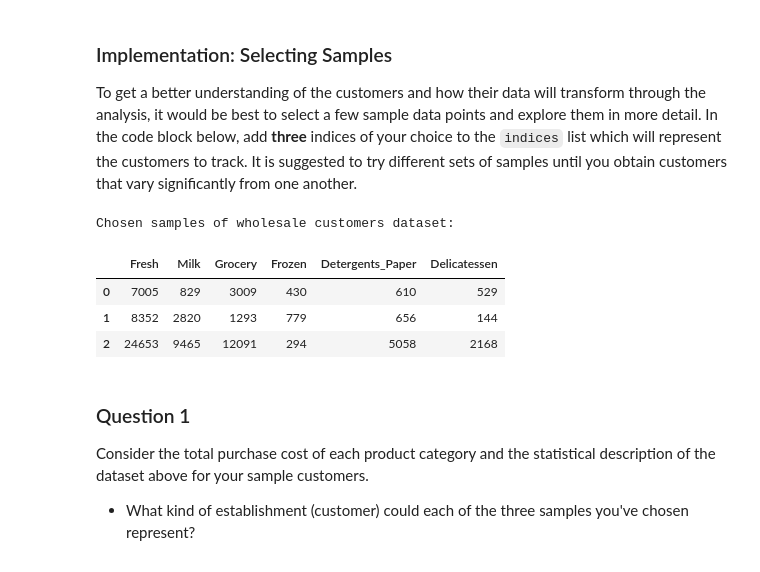
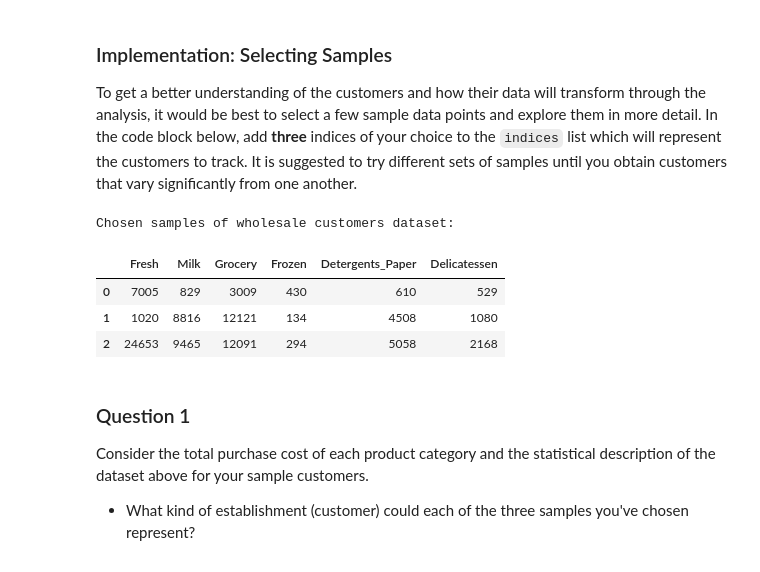
Before and after one commit to mkery/Verdant, a Jupyter notebook: notebooks_test/customer/customer_segments.ipynb, the cells around one changed output. Cells and saved outputs as stored; diff of their text form; code cells hidden in the pictures.

```diff
--- a/notebooks_test/customer/customer_segments.ipynb
+++ b/notebooks_test/customer/customer_segments.ipynb
@@ -60,17 +60,17 @@ display(data.describe())
 To get a better understanding of the customers and how their data will transform through the analysis, it would be best to select a few sample data points and explore them in more detail. In the code block below, add **three** indices of your choice to the `indices` list which will represent the customers to track. It is suggested to try different sets of samples until you obtain customers that vary significantly from one another.
 # %%
 # TODO: Select three indices of your choice you wish to sample from the dataset
-indices = [80, 69, 14]
+indices = [80, 16, 14]
 
 # Create a DataFrame of the chosen samples
 samples = pd.DataFrame(data.loc[indices], columns = data.keys()).reset_index(drop = True)
 print("Chosen samples of wholesale customers dataset:")
 display(samples)
 # %% [output]
 Chosen samples of wholesale customers dataset:
 |  | Fresh | Milk | Grocery | Frozen | Detergents_Paper | Delicatessen |
 | 0 | 7005 | 829 | 3009 | 430 | 610 | 529 |
-| 1 | 8352 | 2820 | 1293 | 779 | 656 | 144 |
+| 1 | 1020 | 8816 | 12121 | 134 | 4508 | 1080 |
 | 2 | 24653 | 9465 | 12091 | 294 | 5058 | 2168 |
 # %% [markdown]
 ### Question 1
```
Also changed, not shown: 13 other files.
